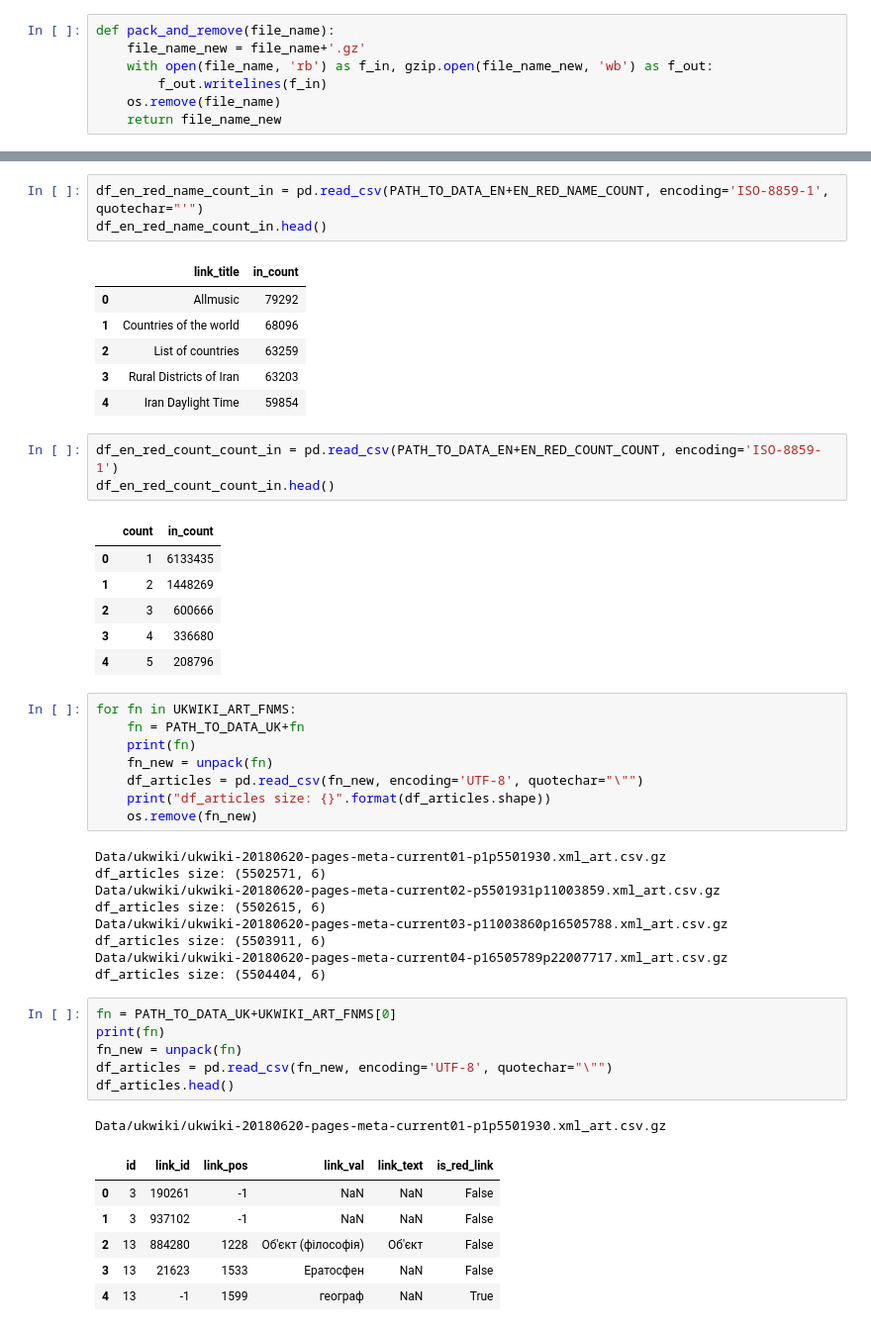
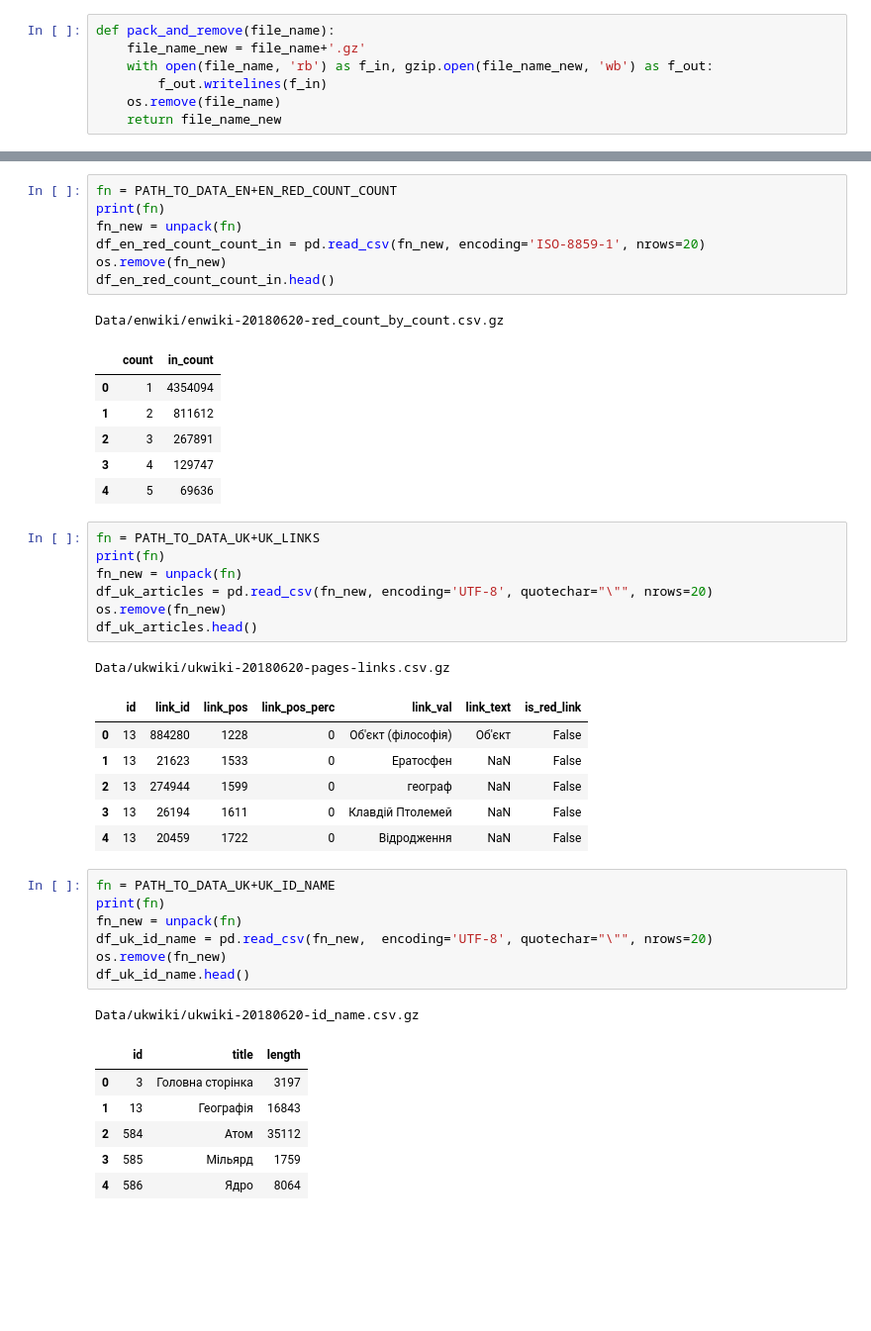
Before and after one commit to olekscode/Power2TheWiki, a Jupyter notebook: data/preprocessing/data-open-sample.ipynb, the cells around one changed output, grey strips where cells are left out. Shown at 99% size. Drawn from its saved outputs; the diff is of its cells as text; blank space fills up the shorter version.

```diff
--- a/data/preprocessing/data-open-sample.ipynb
+++ b/data/preprocessing/data-open-sample.ipynb
@@ -93,51 +133,45 @@ df_en_id_name.head()
-# %%
-df_en_red_name_count_in = pd.read_csv(PATH_TO_DATA_EN+EN_RED_NAME_COUNT, encoding='ISO-8859-1', quotechar="'")
-df_en_red_name_count_in.head()
-# %% [output]
-|  | link_title | in_count |
-| 0 | Allmusic | 79292 |
-| 1 | Countries of the world | 68096 |
-| 2 | List of countries | 63259 |
-| 3 | Rural Districts of Iran | 63203 |
-| 4 | Iran Daylight Time | 59854 |
 # %%
-df_en_red_count_count_in = pd.read_csv(PATH_TO_DATA_EN+EN_RED_COUNT_COUNT, encoding='ISO-8859-1')
+fn = PATH_TO_DATA_EN+EN_RED_COUNT_COUNT
+print(fn)
+fn_new = unpack(fn)
+df_en_red_count_count_in = pd.read_csv(fn_new, encoding='ISO-8859-1', nrows=20)
+os.remove(fn_new)
 df_en_red_count_count_in.head()
 # %% [output]
+Data/enwiki/enwiki-20180620-red_count_by_count.csv.gz
 |  | count | in_count |
-| 0 | 1 | 6133435 |
-| 1 | 2 | 1448269 |
-| 2 | 3 | 600666 |
-| 3 | 4 | 336680 |
-| 4 | 5 | 208796 |
+| 0 | 1 | 4354094 |
+| 1 | 2 | 811612 |
+| 2 | 3 | 267891 |
+| 3 | 4 | 129747 |
+| 4 | 5 | 69636 |
 # %%
-for fn in UKWIKI_ART_FNMS:
-    fn = PATH_TO_DATA_UK+fn
-    print(fn)
-    fn_new = unpack(fn)
-    df_articles = pd.read_csv(fn_new, encoding='UTF-8', quotechar="\"")
-    print("df_articles size: {}".format(df_articles.shape))
-    os.remove(fn_new)
+fn = PATH_TO_DATA_UK+UK_LINKS
+print(fn)
+fn_new = unpack(fn)
+df_uk_articles = pd.read_csv(fn_new, encoding='UTF-8', quotechar="\"", nrows=20)
+os.remove(fn_new)
+df_uk_articles.head()
 # %% [output]
-Data/ukwiki/ukwiki-20180620-pages-meta-current01-p1p5501930.xml_art.csv.gz
-df_articles size: (5502571, 6)
-Data/ukwiki/ukwiki-20180620-pages-meta-current02-p5501931p11003859.xml_art.csv.gz
-df_articles size: (5502615, 6)
-Data/ukwiki/ukwiki-20180620-pages-meta-current03-p11003860p16505788.xml_art.csv.gz
-df_articles size: (5503911, 6)
-Data/ukwiki/ukwiki-20180620-pages-meta-current04-p16505789p22007717.xml_art.csv.gz
-df_articles size: (5504404, 6)
+Data/ukwiki/ukwiki-20180620-pages-links.csv.gz
+|  | id | link_id | link_pos | link_pos_perc | link_val | link_text | is_red_link |
+| 0 | 13 | 884280 | 1228 | 0 | Об'єкт (філософія) | Об'єкт | False |
+| 1 | 13 | 21623 | 1533 | 0 | Ератосфен | NaN | False |
+| 2 | 13 | 274944 | 1599 | 0 | географ | NaN | False |
+| 3 | 13 | 26194 | 1611 | 0 | Клавдій Птолемей | NaN | False |
+| 4 | 13 | 20459 | 1722 | 0 | Відродження | NaN | False |
 # %%
-fn = PATH_TO_DATA_UK+UKWIKI_ART_FNMS[0]
+fn = PATH_TO_DATA_UK+UK_ID_NAME
 print(fn)
 fn_new = unpack(fn)
-df_articles = pd.read_csv(fn_new, encoding='UTF-8', quotechar="\"")
-df_articles.head()
+df_uk_id_name = pd.read_csv(fn_new,  encoding='UTF-8', quotechar="\"", nrows=20)
+os.remove(fn_new)
+df_uk_id_name.head()
 # %% [output]
-Data/ukwiki/ukwiki-20180620-pages-meta-current01-p1p5501930.xml_art.csv.gz
+Data/ukwiki/ukwiki-20180620-id_name.csv.gz
-|  | id | link_id | link_pos | link_val | link_text | is_red_link |
-| 0 | 3 | 190261 | -1 | NaN | NaN | False |
-| 1 | 3 | 937102 | -1 | NaN | NaN | False |
-| 2 | 13 | 884280 | 1228 | Об'єкт (філософія) | Об'єкт | False |
-| 3 | 13 | 21623 | 1533 | Ератосфен | NaN | False |
-| 4 | 13 | -1 | 1599 | географ | NaN | True |
+|  | id | title | length |
+| 0 | 3 | Головна сторінка | 3197 |
+| 1 | 13 | Географія | 16843 |
+| 2 | 584 | Атом | 35112 |
+| 3 | 585 | Мільярд | 1759 |
+| 4 | 586 | Ядро | 8064 |
```
Also changed, not shown: parts of 15 cells of this notebook, 7 other files.
